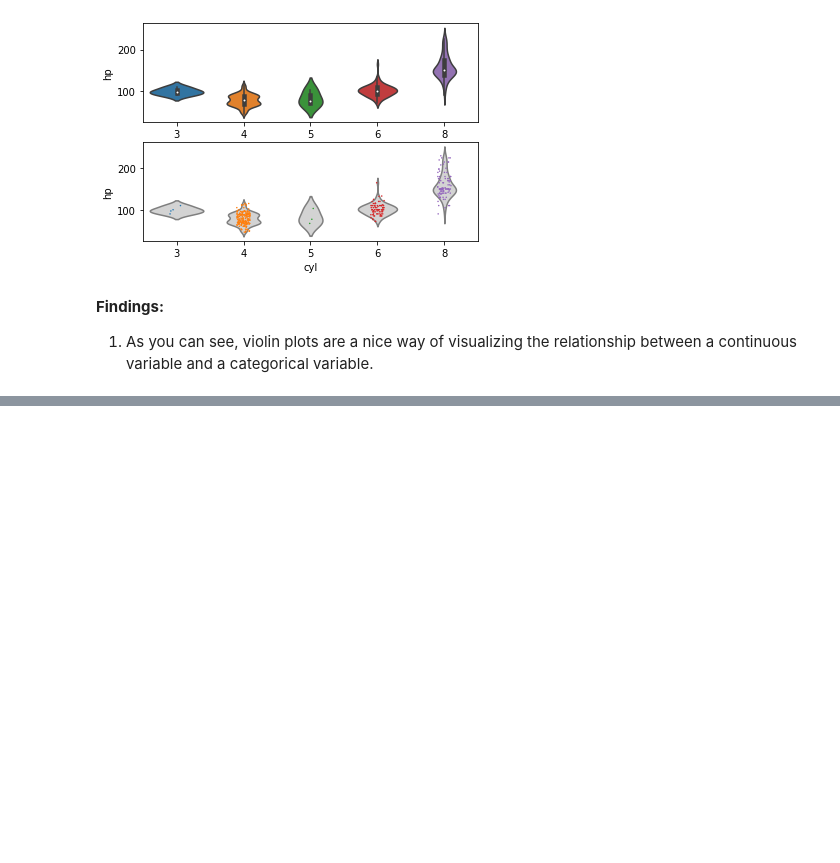
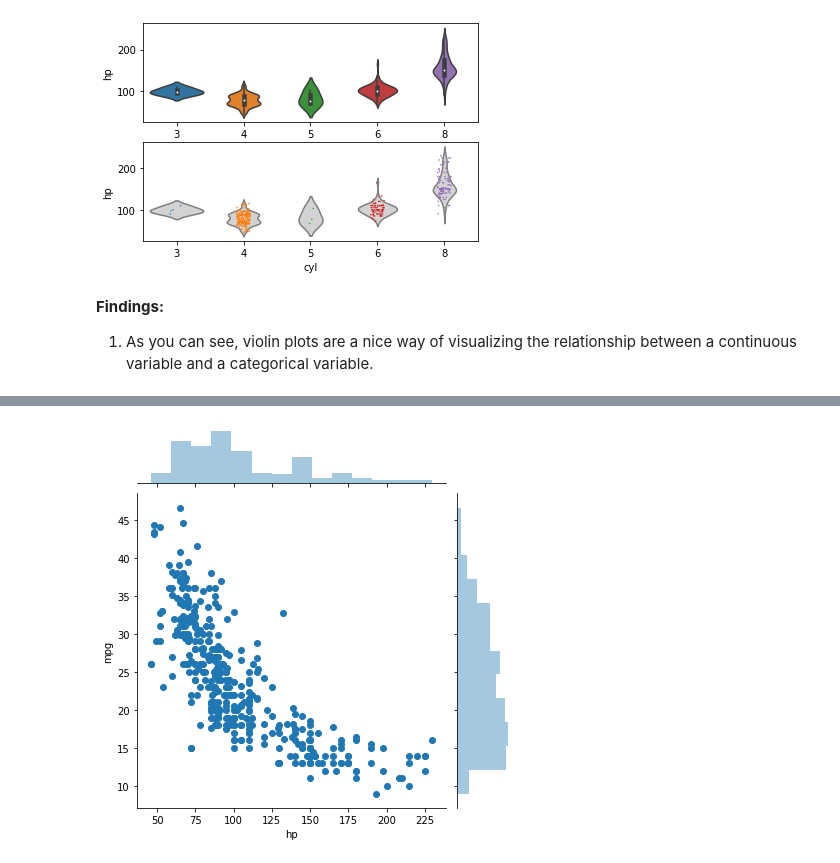
Before and after one commit to zaedulislam/Introduction_to_Data_Visualization_in_Python, a Jupyter notebook: 3. Statistical plots with Seaborn/Statistical plots with Seaborn.ipynb, the cells around one changed output, grey strips where cells are left out. Cells and saved outputs as stored; diff of their text form; code cells hidden in the pictures; blank space fills up the shorter version.

Commit message:
Plotting joint distributions (1)

```diff
--- a/3. Statistical plots with Seaborn/Statistical plots with Seaborn.ipynb
+++ b/3. Statistical plots with Seaborn/Statistical plots with Seaborn.ipynb
@@ -192,0 +203,8 @@ plt.show()
+# %%
+# Generate a joint plot of 'hp' and 'mpg'
+sns.jointplot(x = dataset['hp'], y = dataset['mpg'], data = dataset)
+
+# Display the plot
+plt.show()
+# %% [output]
+[figure, added]
```
Also changed, not shown: parts of 2 cells of this notebook.
